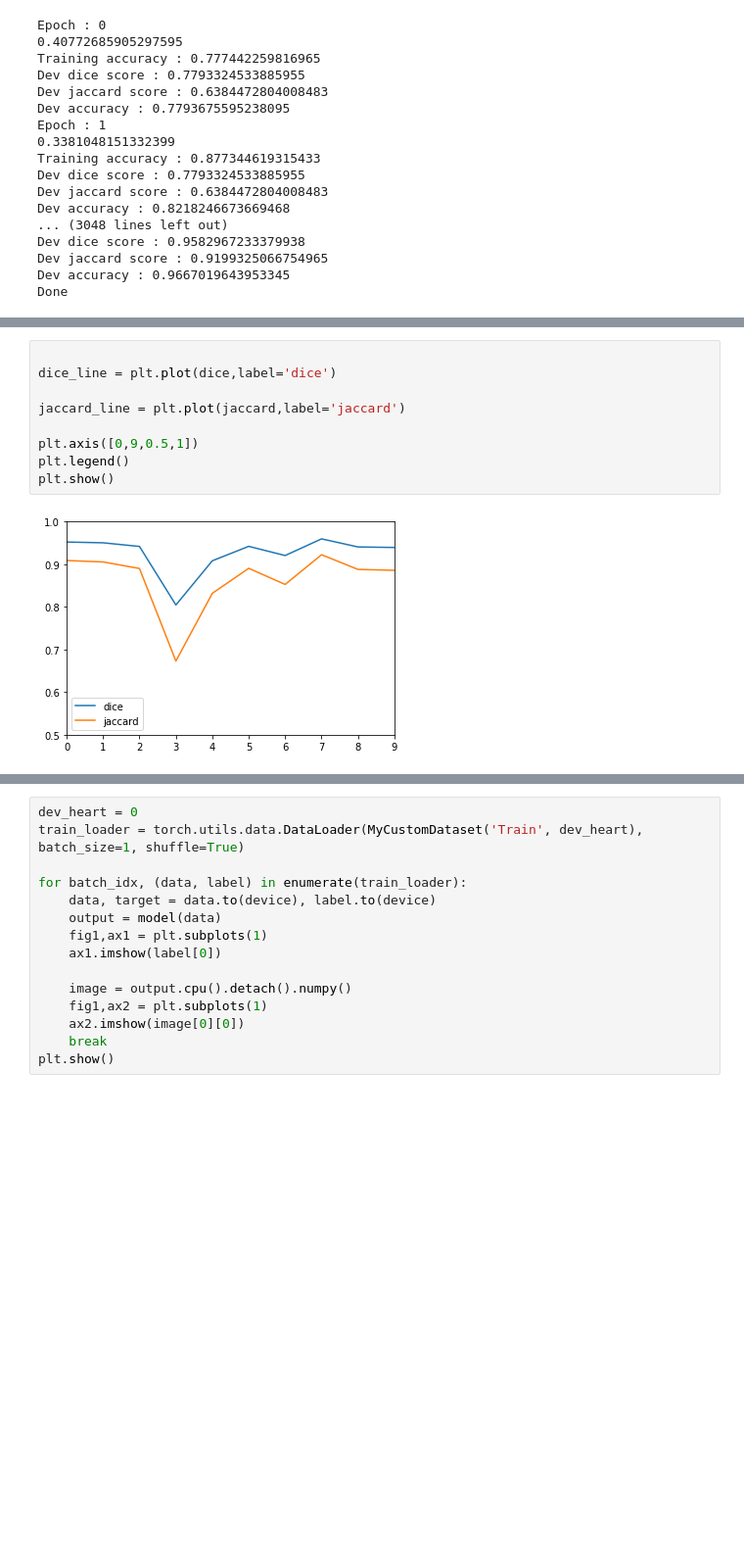
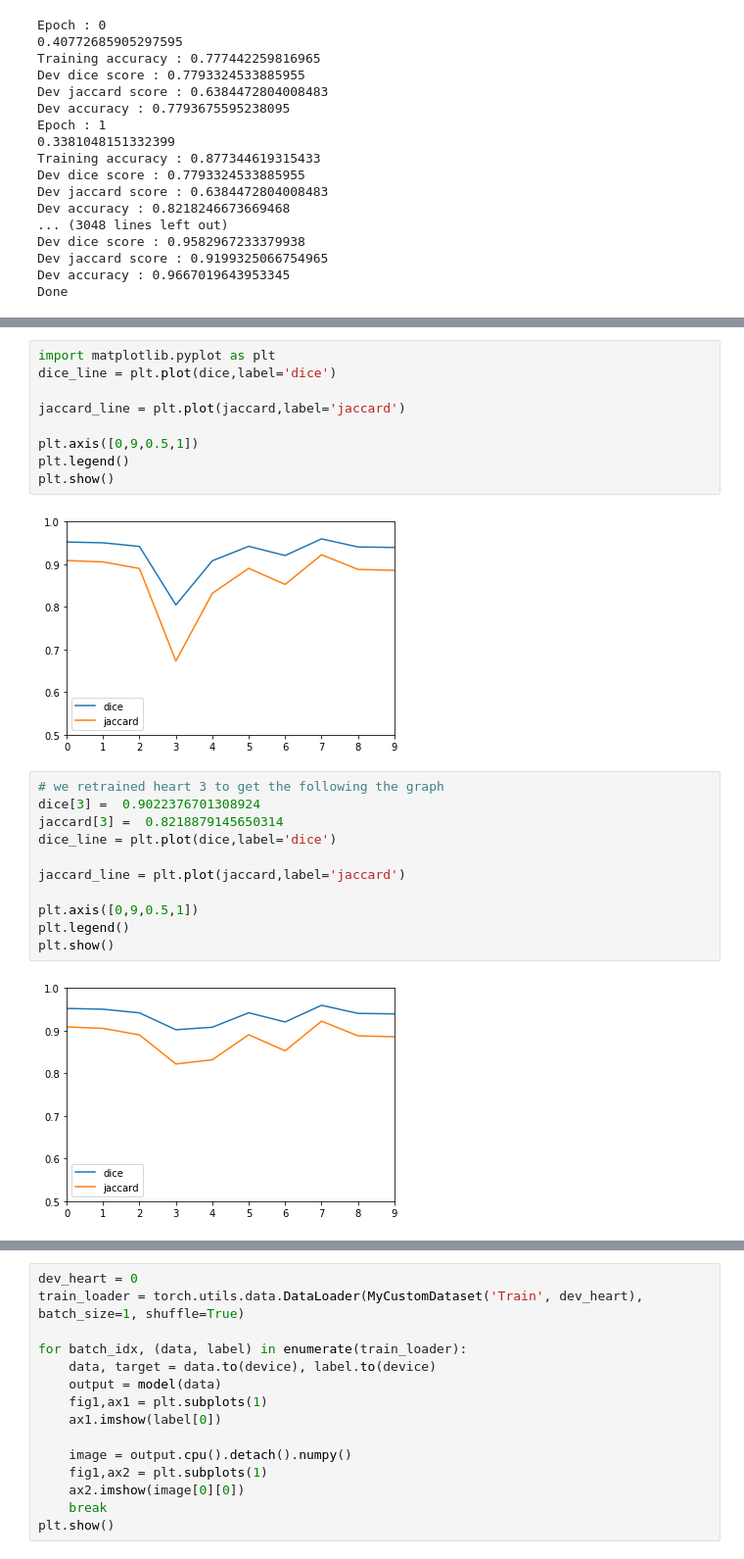
Before and after one commit to yukeyi/MCDS-Capstone, a Jupyter notebook: kaggleUnet/U_Net.ipynb, the cells around one changed output, grey strips where cells are left out. Shown: that part at 98% size. Drawn from its saved outputs; the diff is of its cells as text; blank space fills up the shorter version.

Commit message:
Add training process graph

```diff
--- a/kaggleUnet/U_Net.ipynb
+++ b/kaggleUnet/U_Net.ipynb
@@ -755,5 +735,5 @@ jaccard9
 # %%
-
+import matplotlib.pyplot as plt
 dice_line = plt.plot(dice,label='dice')
 
 jaccard_line = plt.plot(jaccard,label='jaccard')
@@ -763,3 +743,16 @@ plt.legend()
 plt.show()
 # %% [output]
 [figure]
+# %%
+# we retrained heart 3 to get the following the graph
+dice[3] =  0.9022376701308924
+jaccard[3] =  0.8218879145650314
+dice_line = plt.plot(dice,label='dice')
+
+jaccard_line = plt.plot(jaccard,label='jaccard')
+
+plt.axis([0,9,0.5,1])
+plt.legend()
+plt.show()
+# %% [output]
+[figure, added]
```
Also changed, not shown: parts of 2 cells of this notebook.
